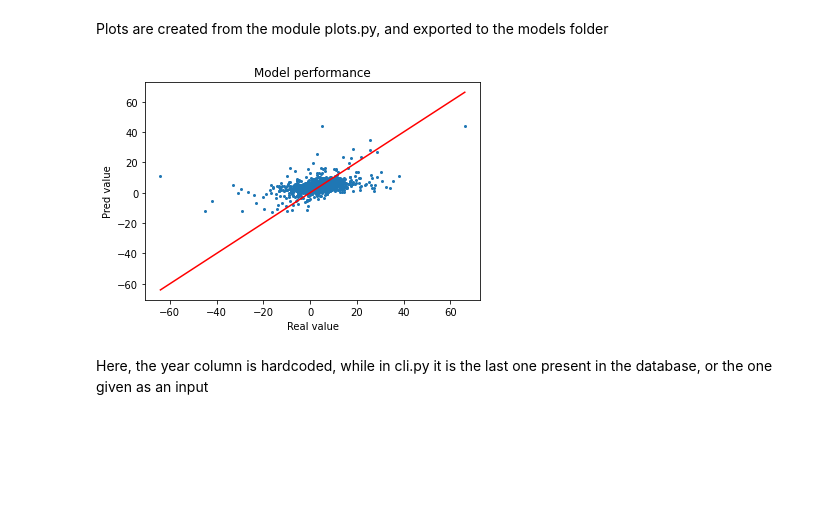
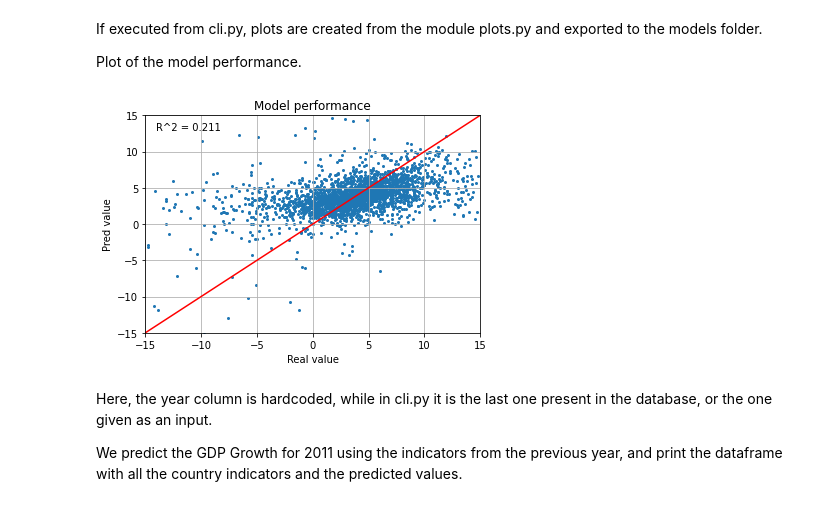
Before and after one commit to Pastells/gdp_growth_forecast, a Jupyter notebook: analysis/final_model.ipynb, the cells around one changed output. Drawn from its saved outputs; the diff is of its cells as text; code cells hidden in the pictures; blank space fills up the shorter version.

```diff
--- a/analysis/final_model.ipynb
+++ b/analysis/final_model.ipynb
@@ -136,21 +143,27 @@ R^2: 0.2264449591406571
 2718 rows × 4 columns
 # %% [markdown]
-Plots are created from the module plots.py, and exported to the models folder
+If executed from cli.py, plots are created from the module plots.py and exported to the models folder.
+
+
+Plot of the model performance.
 # %%
-#Predicted Value Plot
-
 fig, ax = plt.subplots()
-plot_range = [results_df["y_real"].min(), results_df["y_real"].max()]
+plot_range = [y_test.min(), y_test.max()]
 ax.set_title("Model performance")
 ax.set_ylabel("Pred value")
 ax.set_xlabel("Real value")
-
-ax.scatter(results_df["y_real"], results_df["y_pred"], s=4)
+ax.scatter(y_test, xg_reg_y_pred, s=4)
 ax.plot(plot_range, plot_range, c="red")
+plt.xlim((-15, 15))
+plt.ylim((-15, 15))
+plt.grid()
+plt.annotate("R^2 = {:.3f}".format(r2_score(y_test, xg_reg_y_pred)), (-14, 13))
 plt.show()
 # %% [output]
-[figure, old version]
+[figure, new version]
 # %% [markdown]
-Here, the year column is hardcoded, while in cli.py it is the last one present in the database, or the one given as an input
+Here, the year column is hardcoded, while in cli.py it is the last one present in the database, or the one given as an input.
+
+We predict the GDP Growth for 2011 using the indicators from the previous year, and print the dataframe with all the country indicators and the predicted values.
 # %%
 # Prediction for 2011, using the last indicators info
```
Also changed, not shown: parts of 22 cells of this notebook, 13 other files.
